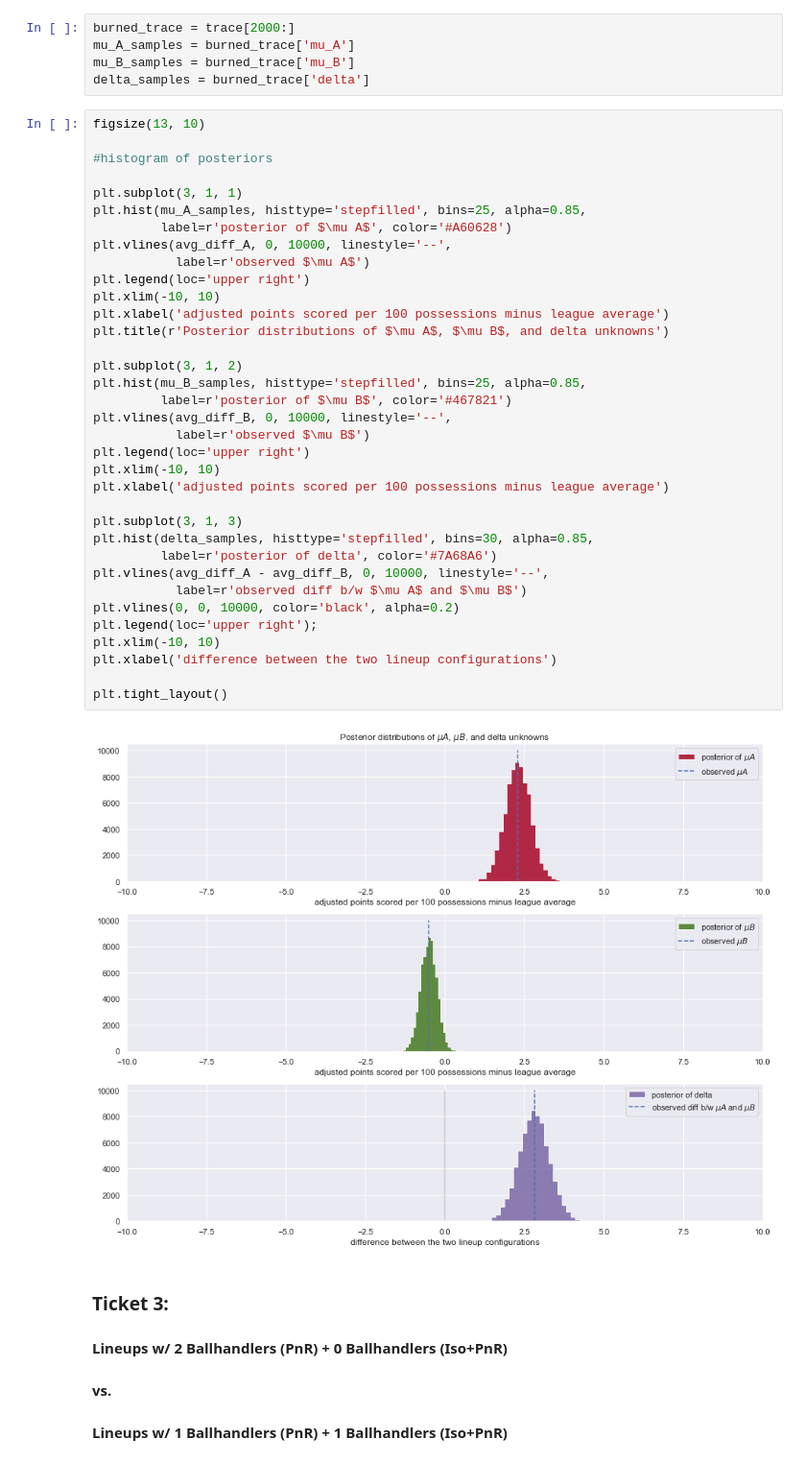
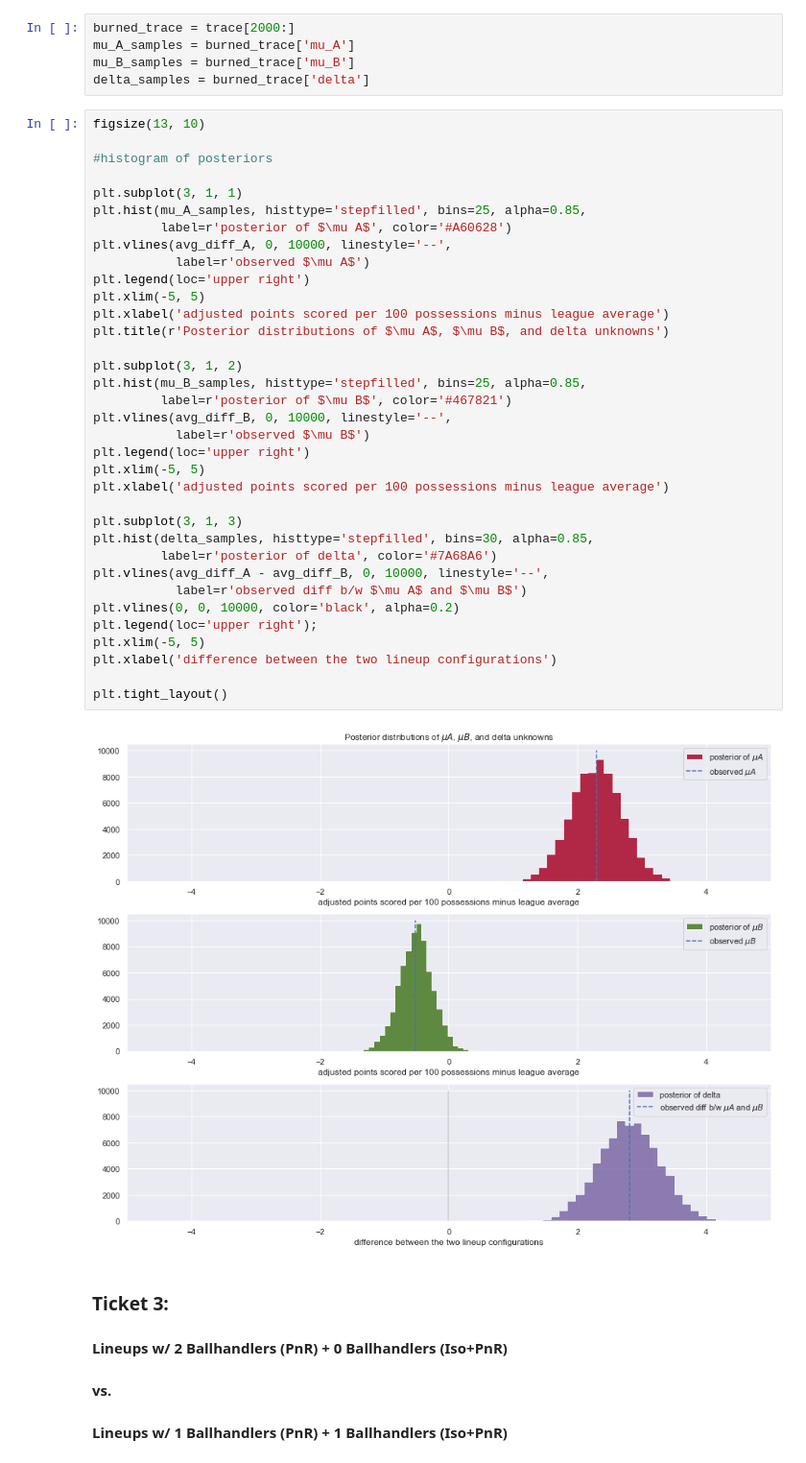
Before and after one commit to xulianrenzoku/synergy_clustering, a Jupyter notebook: nba_clustering_lineup_models.ipynb, the cells around one changed output. Shown at 96% size. Saved outputs shown, nothing was run; the diff lists cells and outputs as text.

```diff
--- a/nba_clustering_lineup_models.ipynb
+++ b/nba_clustering_lineup_models.ipynb
@@ -907,37 +916,37 @@ figsize(13, 10)
 #histogram of posteriors
 
 plt.subplot(3, 1, 1)
 plt.hist(mu_A_samples, histtype='stepfilled', bins=25, alpha=0.85,
          label=r'posterior of $\mu A$', color='#A60628')
 plt.vlines(avg_diff_A, 0, 10000, linestyle='--',
            label=r'observed $\mu A$')
 plt.legend(loc='upper right')
-plt.xlim(-10, 10)
+plt.xlim(-5, 5)
 plt.xlabel('adjusted points scored per 100 possessions minus league average')
 plt.title(r'Posterior distributions of $\mu A$, $\mu B$, and delta unknowns')
 
 plt.subplot(3, 1, 2)
 plt.hist(mu_B_samples, histtype='stepfilled', bins=25, alpha=0.85,
          label=r'posterior of $\mu B$', color='#467821')
 plt.vlines(avg_diff_B, 0, 10000, linestyle='--',
            label=r'observed $\mu B$')
 plt.legend(loc='upper right')
-plt.xlim(-10, 10)
+plt.xlim(-5, 5)
 plt.xlabel('adjusted points scored per 100 possessions minus league average')
 
 plt.subplot(3, 1, 3)
 plt.hist(delta_samples, histtype='stepfilled', bins=30, alpha=0.85,
          label=r'posterior of delta', color='#7A68A6')
 plt.vlines(avg_diff_A - avg_diff_B, 0, 10000, linestyle='--',
            label=r'observed diff b/w $\mu A$ and $\mu B$')
 plt.vlines(0, 0, 10000, color='black', alpha=0.2)
 plt.legend(loc='upper right');
-plt.xlim(-10, 10)
+plt.xlim(-5, 5)
 plt.xlabel('difference between the two lineup configurations')
 
 plt.tight_layout()
 # %% [output]
-[figure, old version]
+[figure, new version]
 # %% [markdown]
 ### Ticket 3:
 #### Lineups w/ 2 Ballhandlers (PnR) + 0 Ballhandlers (Iso+PnR)
```
Also changed, not shown: parts of 6 cells of this notebook.
